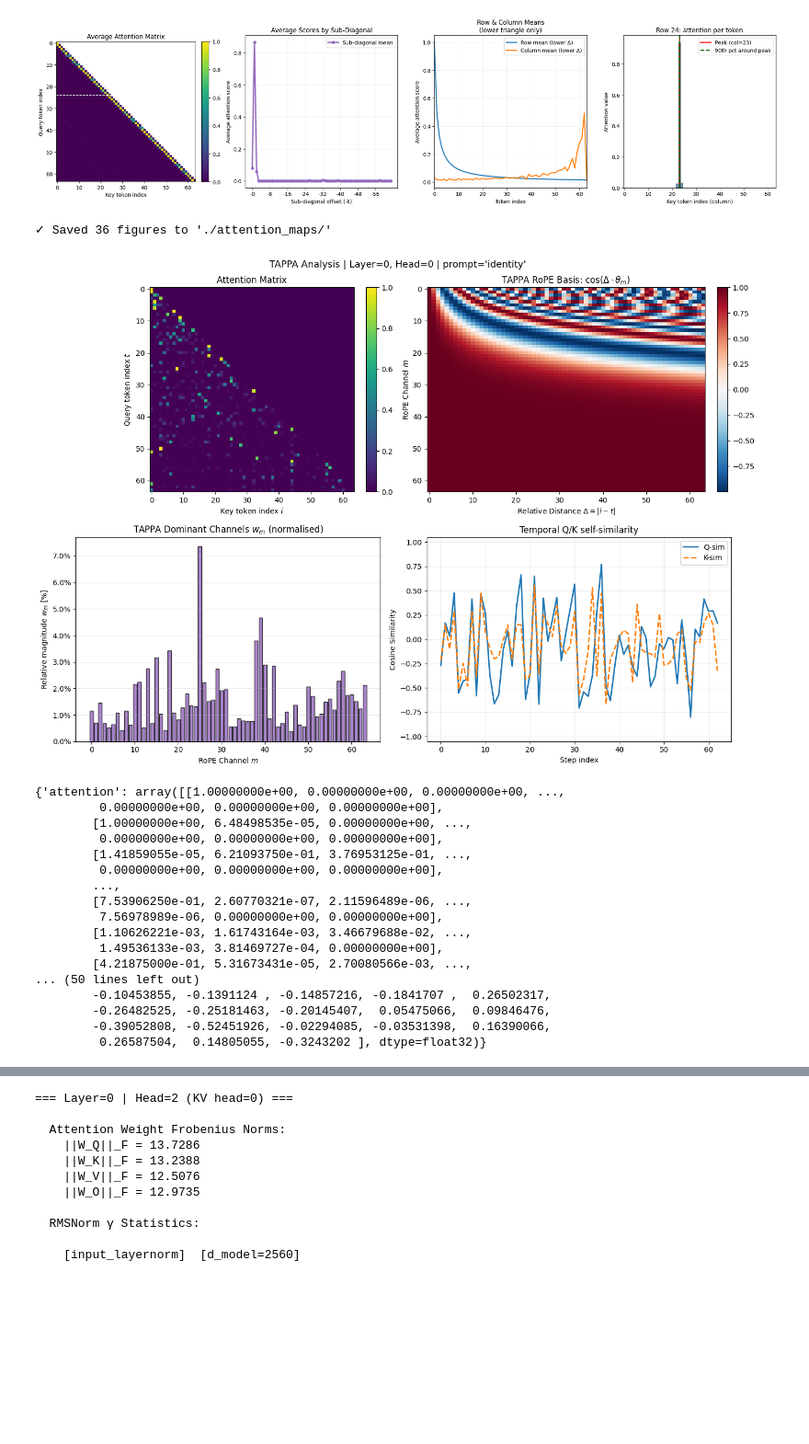
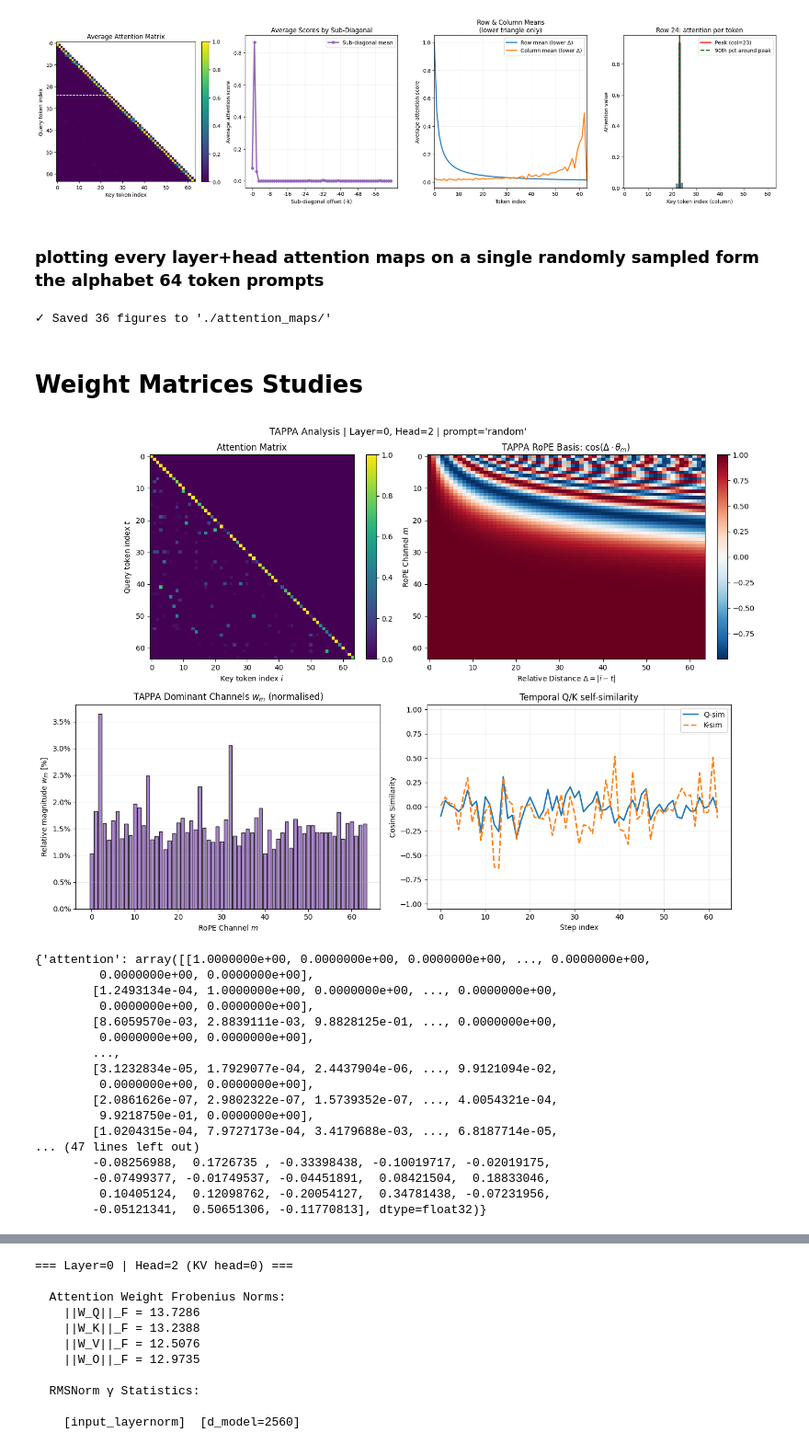
Before and after one commit to raffaeledagostino/sparse-attention-patterns, a Jupyter notebook: features_exploration.ipynb, the cells around one changed output, grey strips where cells are left out. Shown at 92% size. Drawn from its saved outputs; the diff is of its cells as text; code cells hidden in the pictures; blank space fills up the shorter version.

```diff
--- a/features_exploration.ipynb
+++ b/features_exploration.ipynb
@@ -272,6 +278,8 @@ plot_attention_and_row_barplot(
 )
 # %% [output]
 [figure]
+# %% [markdown]
+### plotting every layer+head attention maps on a single randomly sampled form the alphabet 64 token prompts
 # %%
 import os
 import torch
@@ -397,6 +405,8 @@ plot_all_layers_attention(
 )
 # %% [output]
 ✓ Saved 36 figures to './attention_maps/'
+# %% [markdown]
+# Weight Matrices Studies
 # %%
 import torch
 import numpy as np
@@ -581,53 +591,53 @@ def plot_attention_from_ones_prompt(
 
     # [3] Temporal Q/K similarity
     x = np.arange(len(q_sim))
     axes[3].plot(x, q_sim, label="Q-sim", color="tab:blue", linewidth=2)
     axes[3].plot(x, k_sim, label="K-sim", color="tab:orange", linewidth=2, linestyle="--")
     axes[3].set_title("Temporal Q/K self-similarity")
     axes[3].set_xlabel("Step index")
     axes[3].set_ylabel("Cosine Similarity")
     axes[3].set_ylim(-1.05, 1.05)
     axes[3].grid(alpha=0.3)
     axes[3].legend()
 
     plt.tight_layout()
     plt.show()
 
     return {
         "attention": attn,
         "w_m": w_m_pct,
         "rope_cos": rope_cos,
         "q_sim": q_sim,
         "k_sim": k_sim,
     }
 
 # Example usage:
 plot_attention_from_ones_prompt(
     model=model,
     layer_idx=0,
-    head_idx=0,
+    head_idx=2,
     seq_len=64,
-    prompt_type="identity",
+    prompt_type="random",
 )
 # %% [output]
-[figure, old version]
+[figure, new version]
-{'attention': array([[1.00000000e+00, 0.00000000e+00, 0.00000000e+00, ...,
-         0.00000000e+00, 0.00000000e+00, 0.00000000e+00],
-        [1.00000000e+00, 6.48498535e-05, 0.00000000e+00, ...,
-         0.00000000e+00, 0.00000000e+00, 0.00000000e+00],
-        [1.41859055e-05, 6.21093750e-01, 3.76953125e-01, ...,
-         0.00000000e+00, 0.00000000e+00, 0.00000000e+00],
+{'attention': array([[1.0000000e+00, 0.0000000e+00, 0.0000000e+00, ..., 0.0000000e+00,
+         0.0000000e+00, 0.0000000e+00],
+        [1.2493134e-04, 1.0000000e+00, 0.0000000e+00, ..., 0.0000000e+00,
+         0.0000000e+00, 0.0000000e+00],
+        [8.6059570e-03, 2.8839111e-03, 9.8828125e-01, ..., 0.0000000e+00,
+         0.0000000e+00, 0.0000000e+00],
         ...,
-        [7.53906250e-01, 2.60770321e-07, 2.11596489e-06, ...,
-         7.56978989e-06, 0.00000000e+00, 0.00000000e+00],
-        [1.10626221e-03, 1.61743164e-03, 3.46679688e-02, ...,
-         1.49536133e-03, 3.81469727e-04, 0.00000000e+00],
-        [4.21875000e-01, 5.31673431e-05, 2.70080566e-03, ...,
-... (50 lines left out)
-        -0.10453855, -0.1391124 , -0.14857216, -0.1841707 ,  0.26502317,
-        -0.26482525, -0.25181463, -0.20145407,  0.05475066,  0.09846476,
-        -0.39052808, -0.52451926, -0.02294085, -0.03531398,  0.16390066,
-         0.26587504,  0.14805055, -0.3243202 ], dtype=float32)}
+        [3.1232834e-05, 1.7929077e-04, 2.4437904e-06, ..., 9.9121094e-02,
+         0.0000000e+00, 0.0000000e+00],
+        [2.0861626e-07, 2.9802322e-07, 1.5739352e-07, ..., 4.0054321e-04,
+         9.9218750e-01, 0.0000000e+00],
+        [1.0204315e-04, 7.9727173e-04, 3.4179688e-03, ..., 6.8187714e-05,
+... (47 lines left out)
+        -0.08256988,  0.1726735 , -0.33398438, -0.10019717, -0.02019175,
+        -0.07499377, -0.01749537, -0.04451891,  0.08421504,  0.18833046,
+         0.10405124,  0.12098762, -0.20054127,  0.34781438, -0.07231956,
+        -0.05121341,  0.50651306, -0.11770813], dtype=float32)}
 # %%
 import torch
 import numpy as np
```
Also changed, not shown: parts of 15 cells of this notebook.
